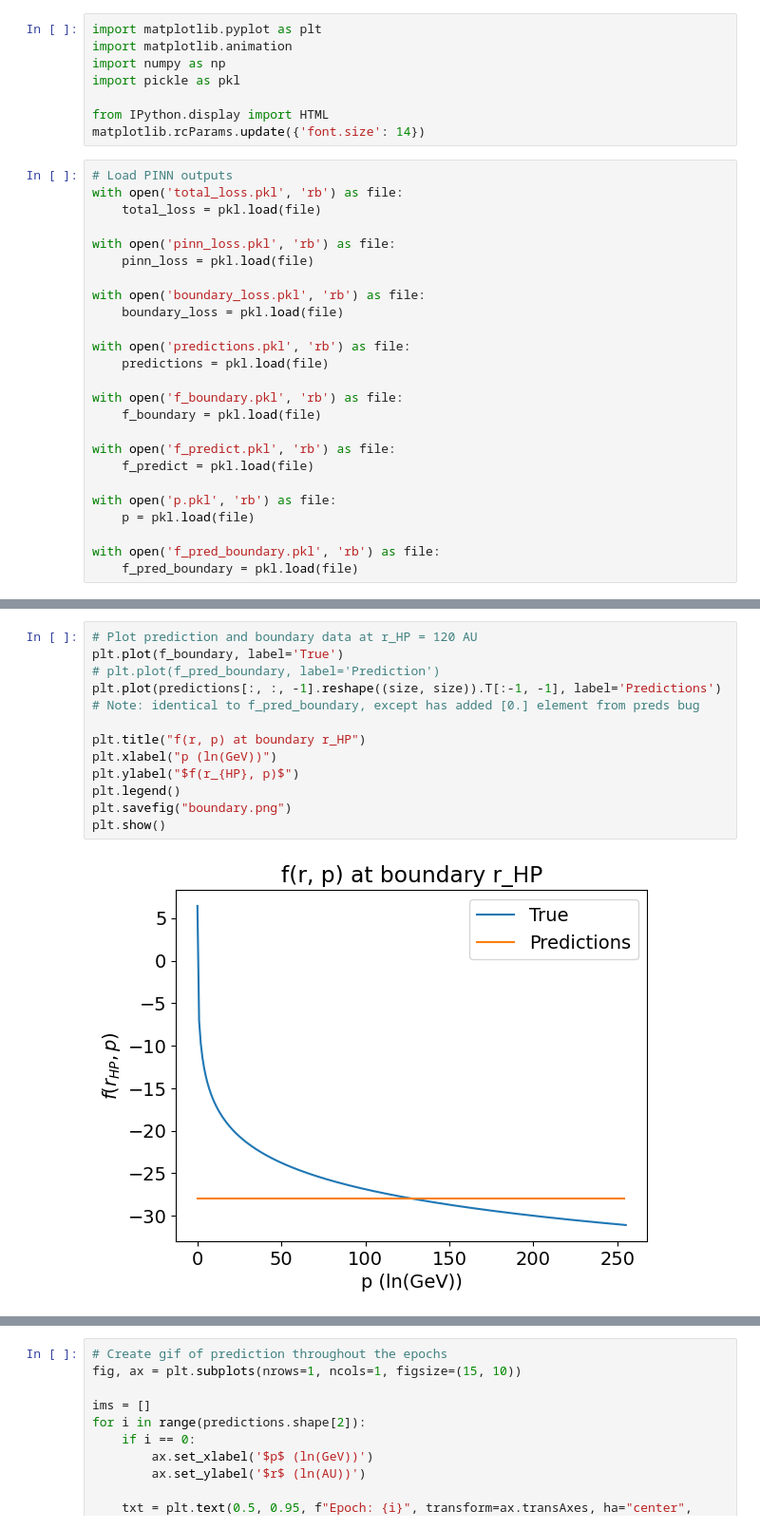
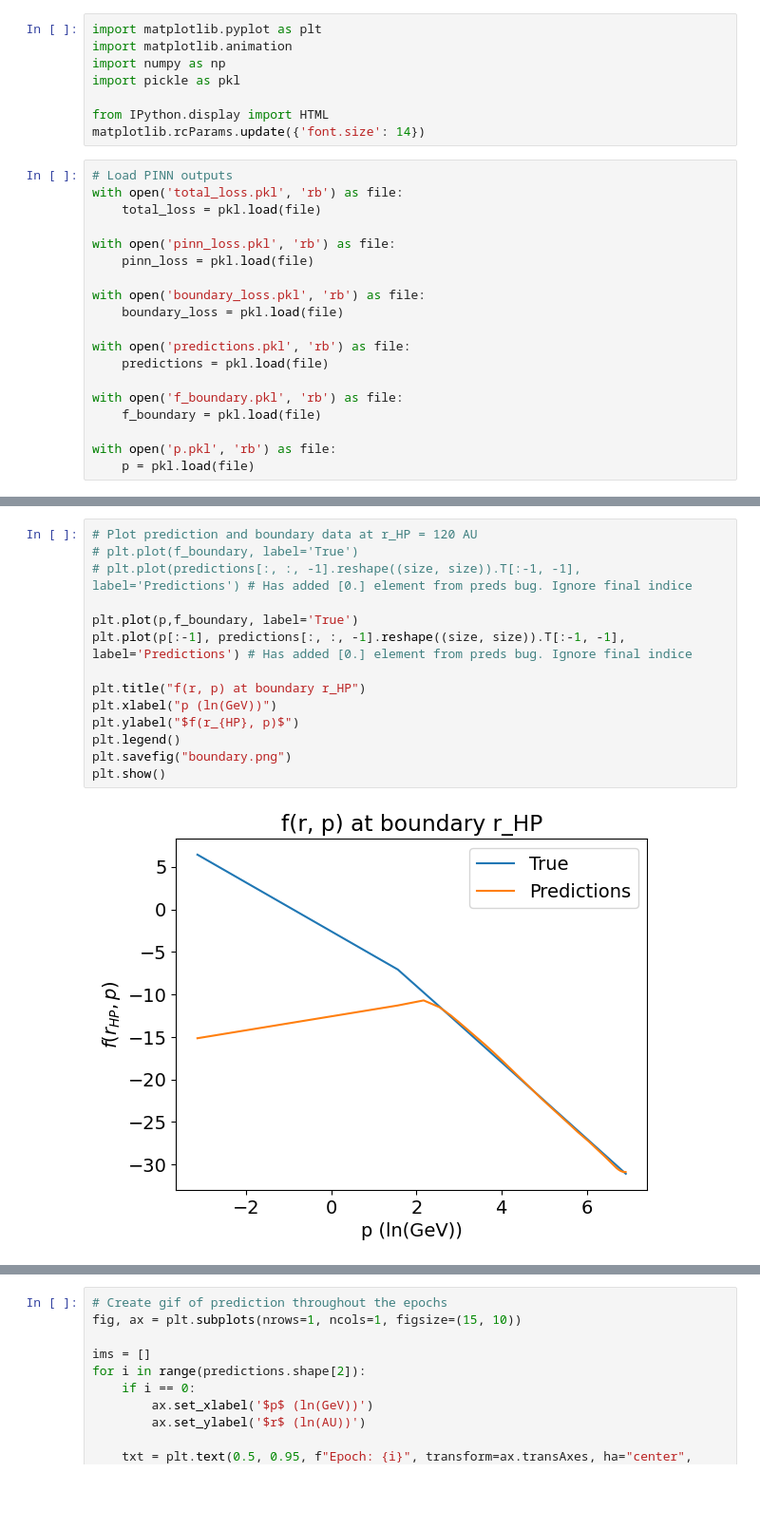
Before and after one commit to linneawolniewicz/pinns, a Jupyter notebook: figures/visualize.ipynb, the cells around one changed output, grey strips where cells are left out. Shown at 95% size. Drawn from its saved outputs; the diff is of its cells as text; blank space fills up the shorter version.

Commit message:
Removed f_pred_boundary and f_predict

```diff
--- a/figures/visualize.ipynb
+++ b/figures/visualize.ipynb
@@ -23,14 +23,8 @@ with open('predictions.pkl', 'rb') as file:
 with open('f_boundary.pkl', 'rb') as file:
     f_boundary = pkl.load(file)
 
-with open('f_predict.pkl', 'rb') as file:
-    f_predict = pkl.load(file)
-
 with open('p.pkl', 'rb') as file:
     p = pkl.load(file)
-
-with open('f_pred_boundary.pkl', 'rb') as file:
-    f_pred_boundary = pkl.load(file)
 # %%
 size = int(np.sqrt(f_predict.shape[0]))
 
@@ -40,17 +34,19 @@ F_boundary:  (256, 1) 6.435430020812451 F_pred_boundary:  (256, 1) -27.956913 Pr
 # %%
 # Plot prediction and boundary data at r_HP = 120 AU
-plt.plot(f_boundary, label='True')
-# plt.plot(f_pred_boundary, label='Prediction')
-plt.plot(predictions[:, :, -1].reshape((size, size)).T[:-1, -1], label='Predictions') # Note: identical to f_pred_boundary, except has added [0.] element from preds bug
+# plt.plot(f_boundary, label='True')
+# plt.plot(predictions[:, :, -1].reshape((size, size)).T[:-1, -1], label='Predictions') # Has added [0.] element from preds bug. Ignore final indice
+
+plt.plot(p,f_boundary, label='True')
+plt.plot(p[:-1], predictions[:, :, -1].reshape((size, size)).T[:-1, -1], label='Predictions') # Has added [0.] element from preds bug. Ignore final indice
 
 plt.title("f(r, p) at boundary r_HP")
 plt.xlabel("p (ln(GeV))")
 plt.ylabel("$f(r_{HP}, p)$")
 plt.legend()
 plt.savefig("boundary.png")
 plt.show()
 # %% [output]
-[figure, old version]
+[figure, new version]
 # %%
 # Plot prediction at the final epoch
 plt.imshow(predictions[:, :, -1].reshape((size, size))[:-1, :-1], cmap='magma')
```
Also changed, not shown: parts of 3 cells of this notebook, 2 other files.
